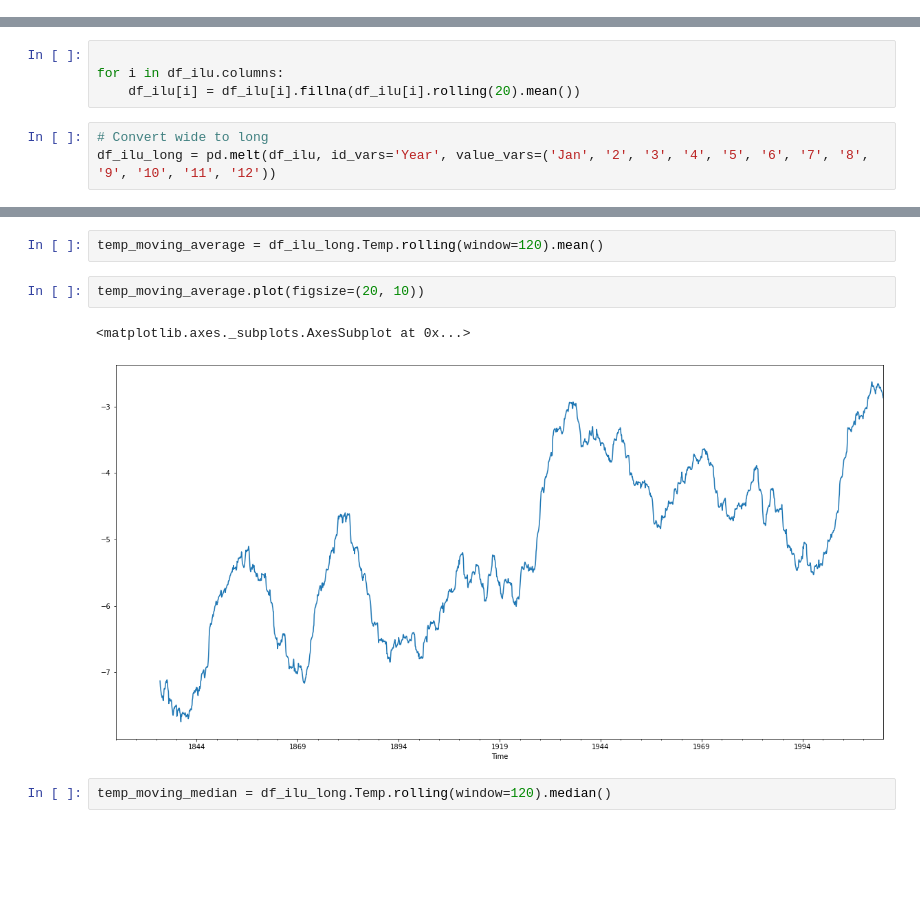
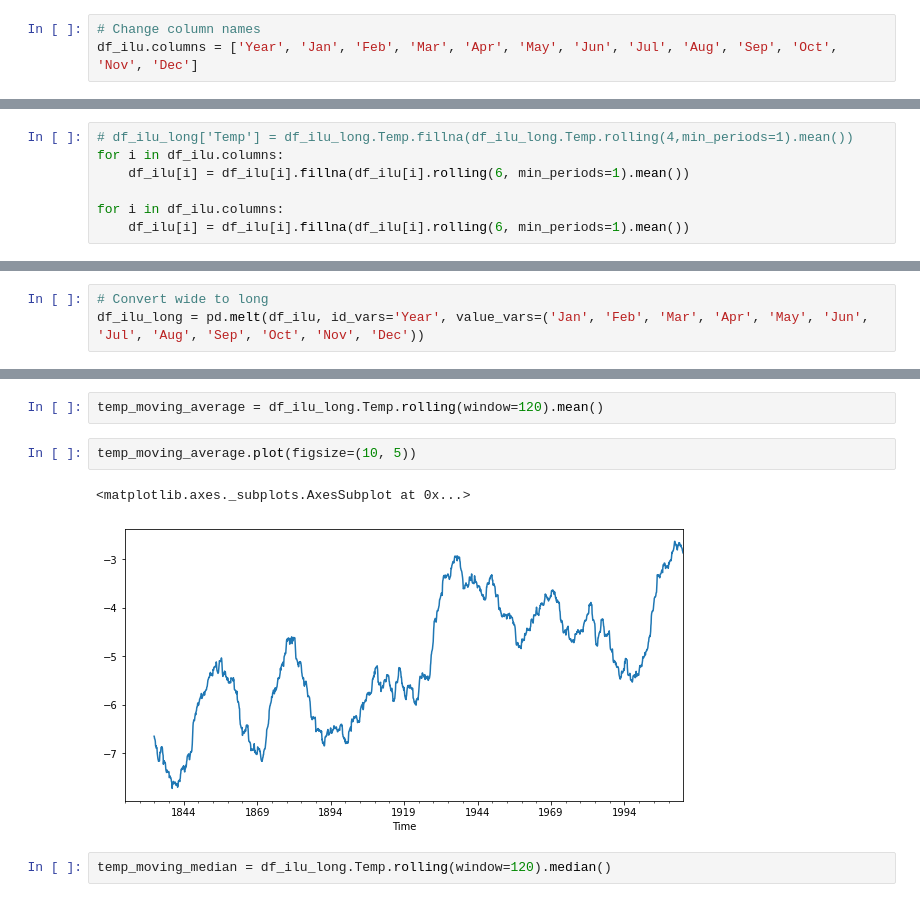
Before and after one commit to ozerm/GlobalWarming, a Jupyter notebook: Time series analysis.ipynb, the cells around one changed output, grey strips where cells are left out. Drawn from its saved outputs; the diff is of its cells as text; blank space fills up the shorter version.

```diff
--- a/Time series analysis.ipynb
+++ b/Time series analysis.ipynb
@@ -23,2 +20,5 @@ df_ilu.columns = ['Year', 'Jan', '2', '3', '4', '5', '6', '7', '8', '9', '10', '
+# %%
+# Change column names
+df_ilu.columns = ['Year', 'Jan', 'Feb', 'Mar', 'Apr', 'May', 'Jun', 'Jul', 'Aug', 'Sep', 'Oct', 'Nov', 'Dec']
 # %%
 df_ilu = df_ilu.replace(-999, np.nan)
@@ -44,0 +53,7 @@ df_ilu.head(40)
+# %%
+# df_ilu_long['Temp'] = df_ilu_long.Temp.fillna(df_ilu_long.Temp.rolling(4,min_periods=1).mean())
+for i in df_ilu.columns:
+    df_ilu[i] = df_ilu[i].fillna(df_ilu[i].rolling(6, min_periods=1).mean())
+
+for i in df_ilu.columns:
+    df_ilu[i] = df_ilu[i].fillna(df_ilu[i].rolling(6, min_periods=1).mean())
@@ -53,10 +97,6 @@ df_ilu[df_ilu.Jan.isna()==True]
-# %%
-
-for i in df_ilu.columns:
-    df_ilu[i] = df_ilu[i].fillna(df_ilu[i].rolling(20).mean())
 # %%
 # Convert wide to long
-df_ilu_long = pd.melt(df_ilu, id_vars='Year', value_vars=('Jan', '2', '3', '4', '5', '6', '7', '8', '9', '10', '11', '12'))
+df_ilu_long = pd.melt(df_ilu, id_vars='Year', value_vars=('Jan', 'Feb', 'Mar', 'Apr', 'May', 'Jun', 'Jul', 'Aug', 'Sep', 'Oct', 'Nov', 'Dec'))
 # %%
 df_ilu_long.head(10)
 # %% [output]
@@ -267,10 +326,10 @@ plt.plot(df_ilu_long.index.values, df_ilu_long['Temp'])
 # %%
 temp_moving_average = df_ilu_long.Temp.rolling(window=120).mean()
 # %%
-temp_moving_average.plot(figsize=(20, 10))
+temp_moving_average.plot(figsize=(10, 5))
 # %% [output]
 <matplotlib.axes._subplots.AxesSubplot at 0x...>
-[figure, old version]
+[figure, new version]
 # %%
 temp_moving_median = df_ilu_long.Temp.rolling(window=120).median()
 # %%
```
Also changed, not shown: parts of 21 cells of this notebook, 2 other files.
